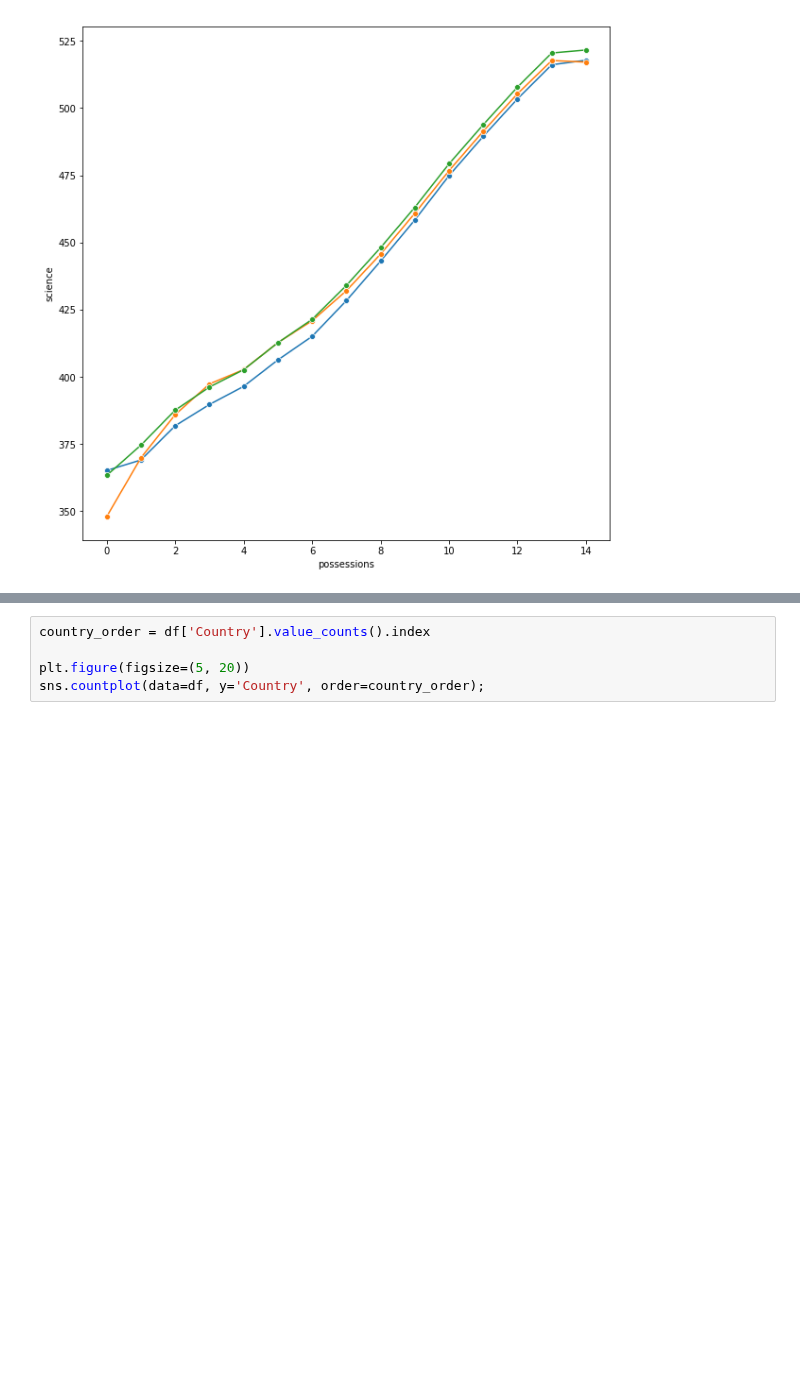
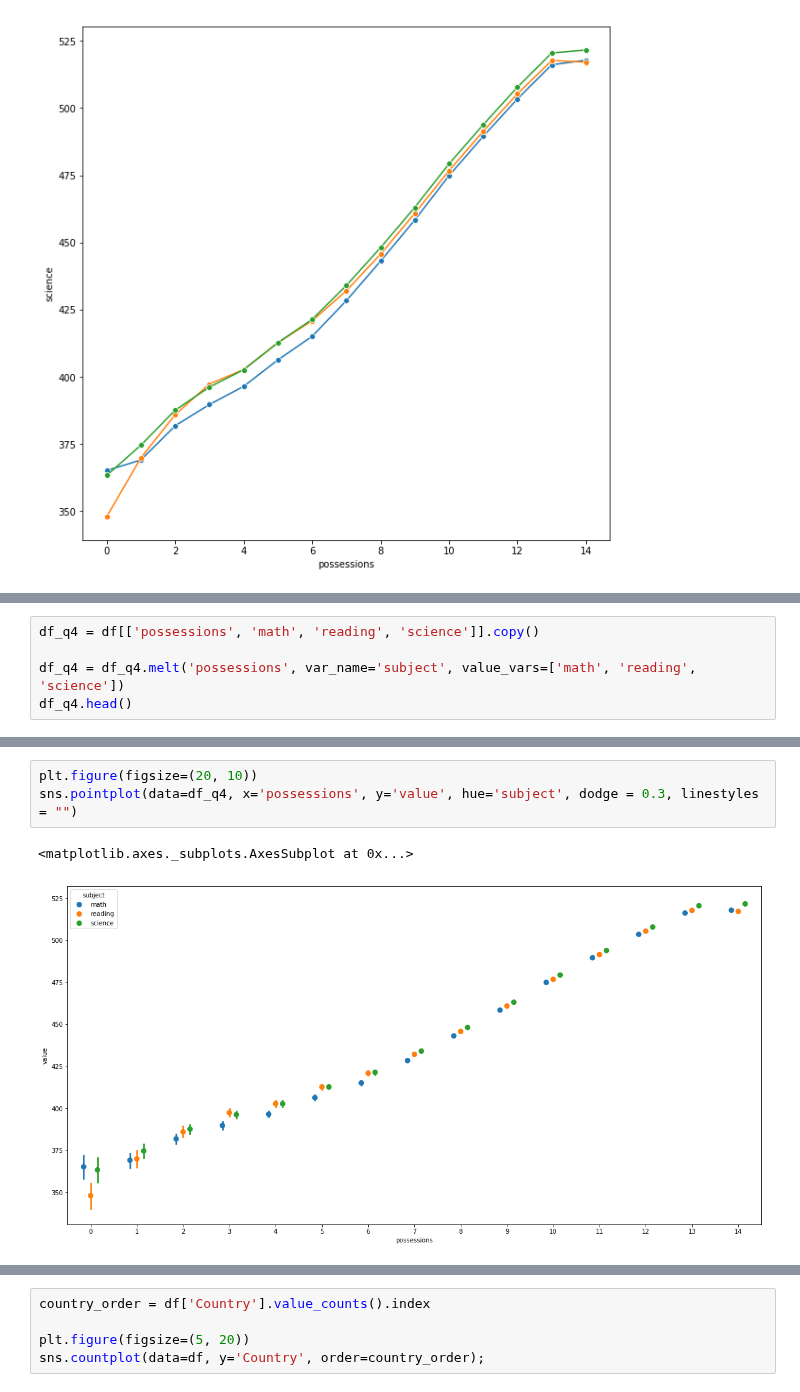
Before and after one commit to Steve-Choi/DAND, a Jupyter notebook: Communicate-Data-Findings/Communicate-Data-Findings.ipynb, the cells around one changed output, grey strips where cells are left out. Cells and saved outputs as stored; diff of their text form; blank space fills up the shorter version.

```diff
--- a/Communicate-Data-Findings/Communicate-Data-Findings.ipynb
+++ b/Communicate-Data-Findings/Communicate-Data-Findings.ipynb
@@ -330,0 +344,5 @@ sns.regplot(x="possessions", y="math", data=df);
+# %%
+df_q4 = df[['possessions', 'math', 'reading', 'science']].copy()
+
+df_q4 = df_q4.melt('possessions', var_name='subject', value_vars=['math', 'reading', 'science'])
+df_q4.head()
@@ -330,0 +356,6 @@ sns.regplot(x="possessions", y="math", data=df);
+# %%
+plt.figure(figsize=(20, 10))
+sns.pointplot(data=df_q4, x='possessions', y='value', hue='subject', dodge = 0.3, linestyles = "")
+# %% [output]
+<matplotlib.axes._subplots.AxesSubplot at 0x...>
+[figure, added]
```
Also changed, not shown: parts of 10 cells of this notebook.
